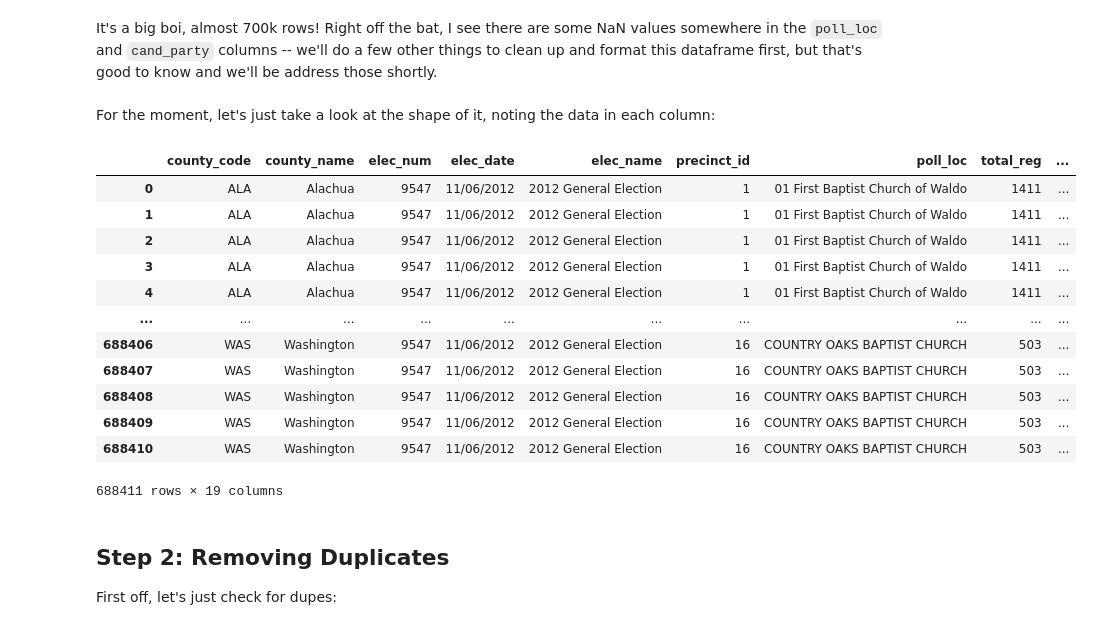
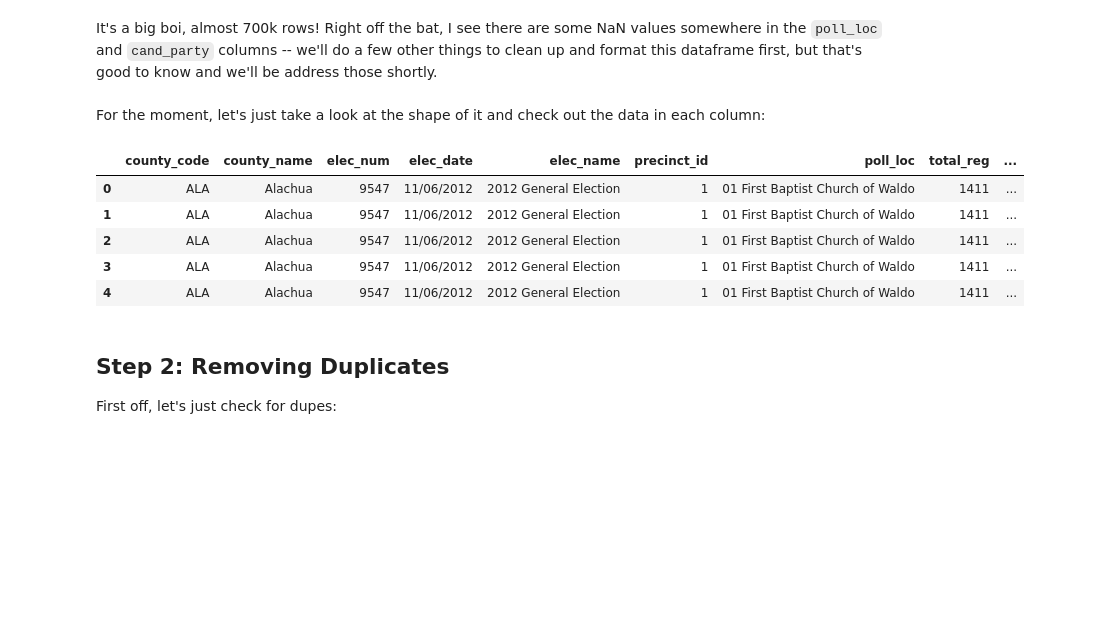
Before and after one commit to chris-hill-1/FL-Political-Analysis, a Jupyter notebook: Florida Analysis/FL_Analysis_Data_Cleaning.ipynb, the cells around one changed output. Saved outputs shown, nothing was run; the diff lists cells and outputs as text; code cells hidden in the pictures; blank space fills up the shorter version.

```diff
--- a/Florida Analysis/FL_Analysis_Data_Cleaning.ipynb
+++ b/Florida Analysis/FL_Analysis_Data_Cleaning.ipynb
@@ -45,13 +45,13 @@ To start ingesting and cleaning the data, let's put together a script to:
 
 **Note:** Most of this code is commented out, as it only needs to be run once at the onset of the data cleaning process and I don't want it to run again should I hit 'Run All' in my IDE.
 # %%
-output = "C:\\Users\\Chris Hill\\Documents\\VS Code Repository\\Political Projects\\Florida Analysis\\FL 2012 by Precinct\\CSV Files"
+output = "C:\\Users\\canor\\Documents\\GitHub\\FL-Political-Analysis\\Florida Analysis\\FL 2012 by Precinct\\CSV Files"
 outPath = glob.glob("{0}\*.csv".format(output))
 
-folPath = "C:\\Users\\Chris Hill\\Documents\\VS Code Repository\\Political Projects\\Florida Analysis\\FL 2012 by Precinct\\Text Files"
+folPath = "C:\\Users\\canor\\Documents\\GitHub\\FL-Political-Analysis\\Florida Analysis\\FL 2012 by Precinct\\Text Files"
 filPath = glob.glob("{0}\*.txt".format(folPath))
 
-# For future years, turn the below code into a function to be called on the directory of .txt files
+# For future years, turn the below code into a function to be called on the directory of .txt or .csv files
 # def txt_to_csv(input_path,output_path,fields):
 
 # for file in filPath:
@@ -101,23 +101,16 @@ memory usage: 99.8+ MB
 # %% [markdown]
 It's a big boi, almost 700k rows! Right off the bat, I see there are some NaN values somewhere in the `poll_loc` and `cand_party` columns -- we'll do a few other things to clean up and format this dataframe first, but that's good to know and we'll be address those shortly.
 # %% [markdown]
-For the moment, let's just take a look at the shape of it, noting the data in each column:
+For the moment, let's just take a look at the shape of it and check out the data in each column:
 # %%
-df
+df.head()
 # %% [output]
 |  | county_code | county_name | elec_num | elec_date | elec_name | precinct_id | poll_loc | total_reg | ... |
 | 0 | ALA | Alachua | 9547 | 11/06/2012 | 2012 General Election | 1 | 01 First Baptist Church of Waldo | 1411 | ... |
 | 1 | ALA | Alachua | 9547 | 11/06/2012 | 2012 General Election | 1 | 01 First Baptist Church of Waldo | 1411 | ... |
 | 2 | ALA | Alachua | 9547 | 11/06/2012 | 2012 General Election | 1 | 01 First Baptist Church of Waldo | 1411 | ... |
 | 3 | ALA | Alachua | 9547 | 11/06/2012 | 2012 General Election | 1 | 01 First Baptist Church of Waldo | 1411 | ... |
 | 4 | ALA | Alachua | 9547 | 11/06/2012 | 2012 General Election | 1 | 01 First Baptist Church of Waldo | 1411 | ... |
-| ... | ... | ... | ... | ... | ... | ... | ... | ... | ... |
-| 688406 | WAS | Washington | 9547 | 11/06/2012 | 2012 General Election | 16 | COUNTRY OAKS BAPTIST CHURCH | 503 | ... |
-| 688407 | WAS | Washington | 9547 | 11/06/2012 | 2012 General Election | 16 | COUNTRY OAKS BAPTIST CHURCH | 503 | ... |
-| 688408 | WAS | Washington | 9547 | 11/06/2012 | 2012 General Election | 16 | COUNTRY OAKS BAPTIST CHURCH | 503 | ... |
-| 688409 | WAS | Washington | 9547 | 11/06/2012 | 2012 General Election | 16 | COUNTRY OAKS BAPTIST CHURCH | 503 | ... |
-| 688410 | WAS | Washington | 9547 | 11/06/2012 | 2012 General Election | 16 | COUNTRY OAKS BAPTIST CHURCH | 503 | ... |
-688411 rows × 19 columns
 # %% [markdown]
 ## Step 2: Removing Duplicates
 First off, let's just check for dupes:
```
Also changed, not shown: parts of 11 cells of this notebook, 4 other files.
